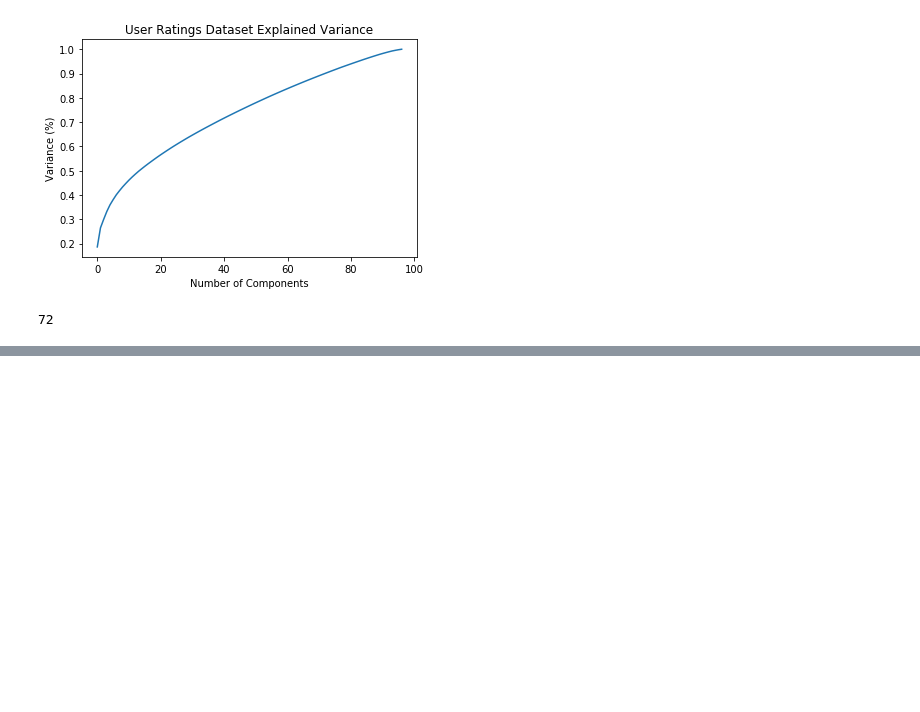
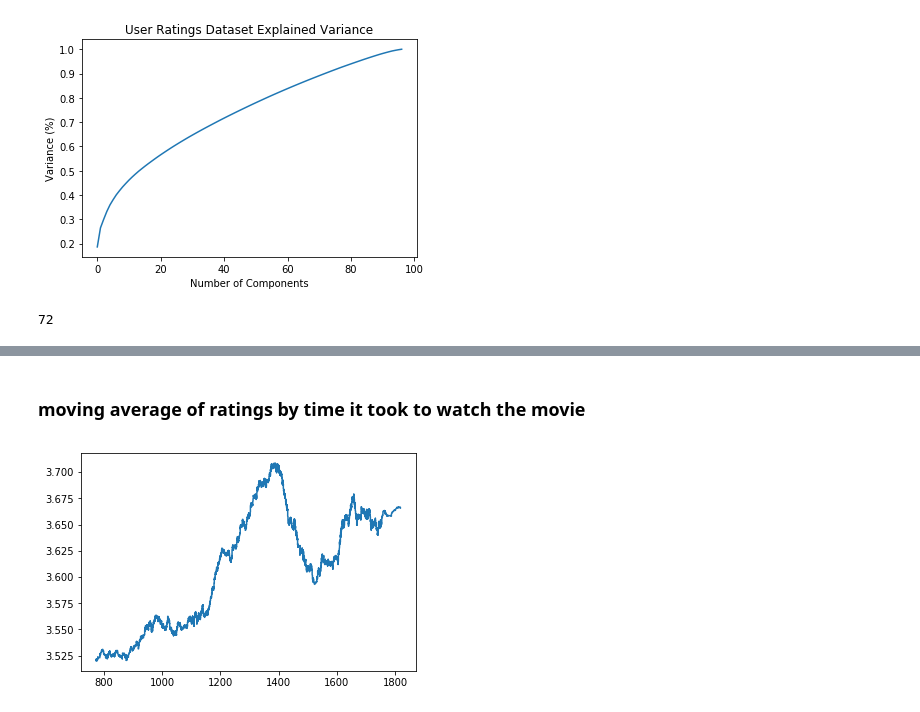
Before and after one commit to JonathanSomer/StatisticalLearningClassCompetition, a Jupyter notebook: visualize_data.ipynb, the cells around one changed output, grey strips where cells are left out. Cells and saved outputs as stored; diff of their text form; code cells hidden in the pictures; blank space fills up the shorter version.

```diff
--- a/visualize_data.ipynb
+++ b/visualize_data.ipynb
@@ -112,0 +120,24 @@ np.argmax(np.cumsum(pca.explained_variance_ratio_) > 0.9)
+# %% [markdown]
+### moving average of ratings by time it took to watch the movie
+# %%
+X_train, Y_train = get_X_Y_train()
+dates = Y_train[:,0]
+ratings = Y_train[:,1]
+
+time_after_movie_release = dates - get_output_movie_date()
+
+sort_indexes = np.argsort(time_after_movie_release)
+time_after_movie_release = time_after_movie_release[sort_indexes]
+ratings = ratings[sort_indexes]
+
+def movingaverage (values, window):
+    weights = np.repeat(1.0, window)/window
+    sma = np.convolve(values, weights, 'valid')
+    return sma
+
+ratings_ma = movingaverage(ratings, 2000)
+
+plt.plot(time_after_movie_release[len(time_after_movie_release)-len(ratings_ma):],ratings_ma)
+plt.show()
+# %% [output]
+[figure, added]
```
Also changed, not shown: parts of 8 cells of this notebook, 3 other files.
